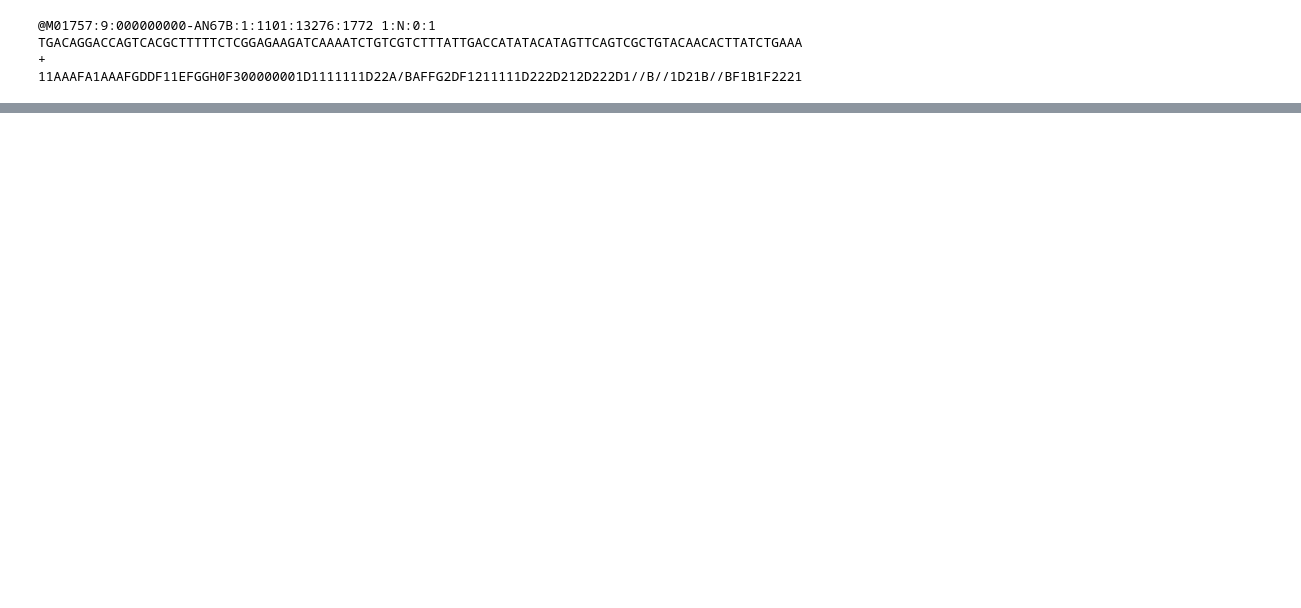
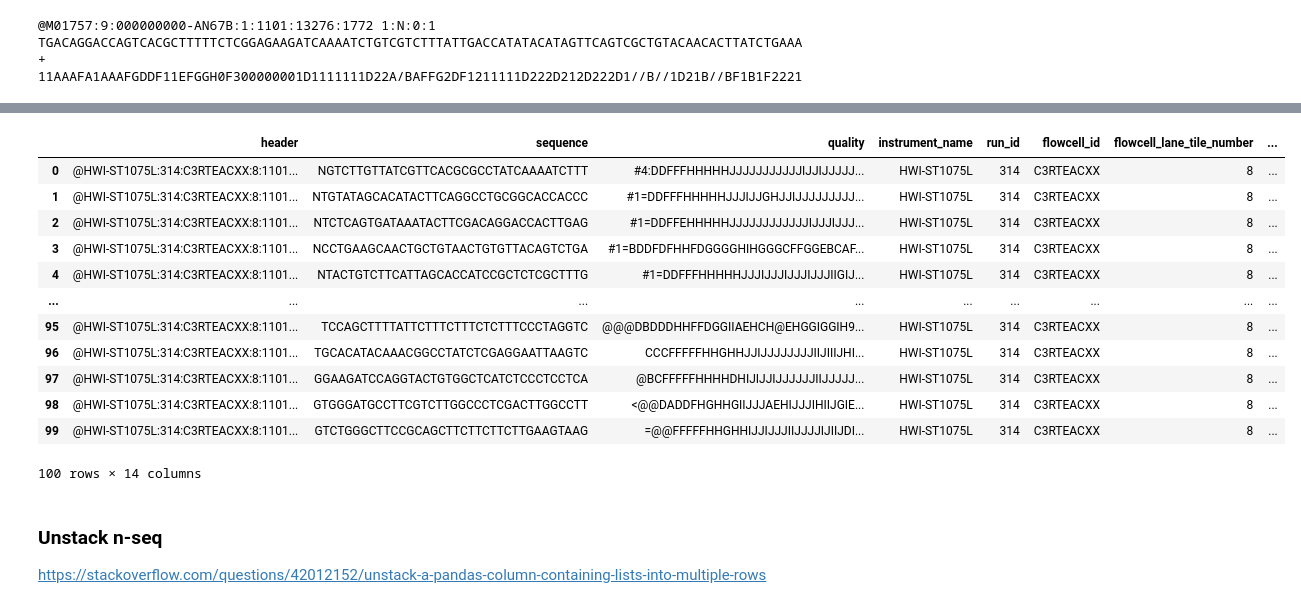
Before and after one commit to awells-uva/capstone2022, a Jupyter notebook: Read_Fast_Files.ipynb, the cells around one changed output, grey strips where cells are left out. Saved outputs shown, nothing was run; the diff lists cells and outputs as text; code cells hidden in the pictures; blank space fills up the shorter version.

```diff
--- a/Read_Fast_Files.ipynb
+++ b/Read_Fast_Files.ipynb
@@ -66,0 +122,3 @@ df.head()
+# %%
+df['sequence'] = df['sequence'].apply(lambda x: x.strip())
+df['index_sequence'] = df['index_sequence'].apply(lambda x: x.strip())
@@ -66,0 +127,2 @@ df.head()
+# %%
+df['filtered'] = df['filtered'].astype('category')
@@ -66,0 +163,37 @@ df.head()
+# %%
+def generate_N_grams(sequence, maxlen=5, reverse = False):
+
+    array = []
+    for i in range(len(sequence)- maxlen + 1):
+        array.append(sequence[i:i+maxlen])
+
+    sequence = sequence[::-1] # Reverse sequence
+
+    if reverse:
+        for i in range(len(sequence)- maxlen + 1):
+            array.append(sequence[i:i+maxlen])
+
+    return array
+# %%
+reverse_sequence = True
+max_length = 8
+df['short_sequence'] = df['sequence'].apply(lambda x: generate_N_grams(x,max_length,reverse_sequence ))
+# %%
+df
+# %% [output]
+|  | header | sequence | quality | instrument_name | run_id | flowcell_id | flowcell_lane_tile_number | ... |
+| 0 | @HWI-ST1075L:314:C3RTEACXX:8:1101... | NGTCTTGTTATCGTTCACGCGCCTATCAAAATCTTT | #4:DDFFFHHHHHJJJJJJJJJJJIJJIJJJJJ... | HWI-ST1075L | 314 | C3RTEACXX | 8 | ... |
+| 1 | @HWI-ST1075L:314:C3RTEACXX:8:1101... | NTGTATAGCACATACTTCAGGCCTGCGGCACCACCC | #1=DDFFFHHHHHJJJIJJGHJJIJJJJJJJJJ... | HWI-ST1075L | 314 | C3RTEACXX | 8 | ... |
+| 2 | @HWI-ST1075L:314:C3RTEACXX:8:1101... | NTCTCAGTGATAAATACTTCGACAGGACCACTTGAG | #1=DDFFEHHHHHJJJJJJJJJJJJIJJJIJJJ... | HWI-ST1075L | 314 | C3RTEACXX | 8 | ... |
+| 3 | @HWI-ST1075L:314:C3RTEACXX:8:1101... | NCCTGAAGCAACTGCTGTAACTGTGTTACAGTCTGA | #1=BDDFDFHHFDGGGGHIHGGGCFFGGEBCAF... | HWI-ST1075L | 314 | C3RTEACXX | 8 | ... |
+| 4 | @HWI-ST1075L:314:C3RTEACXX:8:1101... | NTACTGTCTTCATTAGCACCATCCGCTCTCGCTTTG | #1=DDFFFHHHHHJJJIJJJIJJJIJJJIIGIJ... | HWI-ST1075L | 314 | C3RTEACXX | 8 | ... |
+| ... | ... | ... | ... | ... | ... | ... | ... | ... |
+| 95 | @HWI-ST1075L:314:C3RTEACXX:8:1101... | TCCAGCTTTTATTCTTTCTTTCTCTTTCCCTAGGTC | @@@DBDDDHHFFDGGIIAEHCH@EHGGIGGIH9... | HWI-ST1075L | 314 | C3RTEACXX | 8 | ... |
+| 96 | @HWI-ST1075L:314:C3RTEACXX:8:1101... | TGCACATACAAACGGCCTATCTCGAGGAATTAAGTC | CCCFFFFFHHGHHJJIJJJJJJJJIIJIIIJHI... | HWI-ST1075L | 314 | C3RTEACXX | 8 | ... |
+| 97 | @HWI-ST1075L:314:C3RTEACXX:8:1101... | GGAAGATCCAGGTACTGTGGCTCATCTCCCTCCTCA | @BCFFFFFHHHHDHIJIJJIJJJJJJIIJJJJJ... | HWI-ST1075L | 314 | C3RTEACXX | 8 | ... |
+| 98 | @HWI-ST1075L:314:C3RTEACXX:8:1101... | GTGGGATGCCTTCGTCTTGGCCCTCGACTTGGCCTT | <@@DADDFHGHHGIIJJJAEHIJJJIHIIJGIE... | HWI-ST1075L | 314 | C3RTEACXX | 8 | ... |
+| 99 | @HWI-ST1075L:314:C3RTEACXX:8:1101... | GTCTGGGCTTCCGCAGCTTCTTCTTCTTGAAGTAAG | =@@FFFFFHHGHHIJJIJJJIIJJJJIJIIJDI... | HWI-ST1075L | 314 | C3RTEACXX | 8 | ... |
+100 rows × 14 columns
+# %% [markdown]
+### Unstack n-seq
+https://stackoverflow.com/questions/42012152/unstack-a-pandas-column-containing-lists-into-multiple-rows
```
Also changed, not shown: parts of 18 cells of this notebook, 2 other files.
